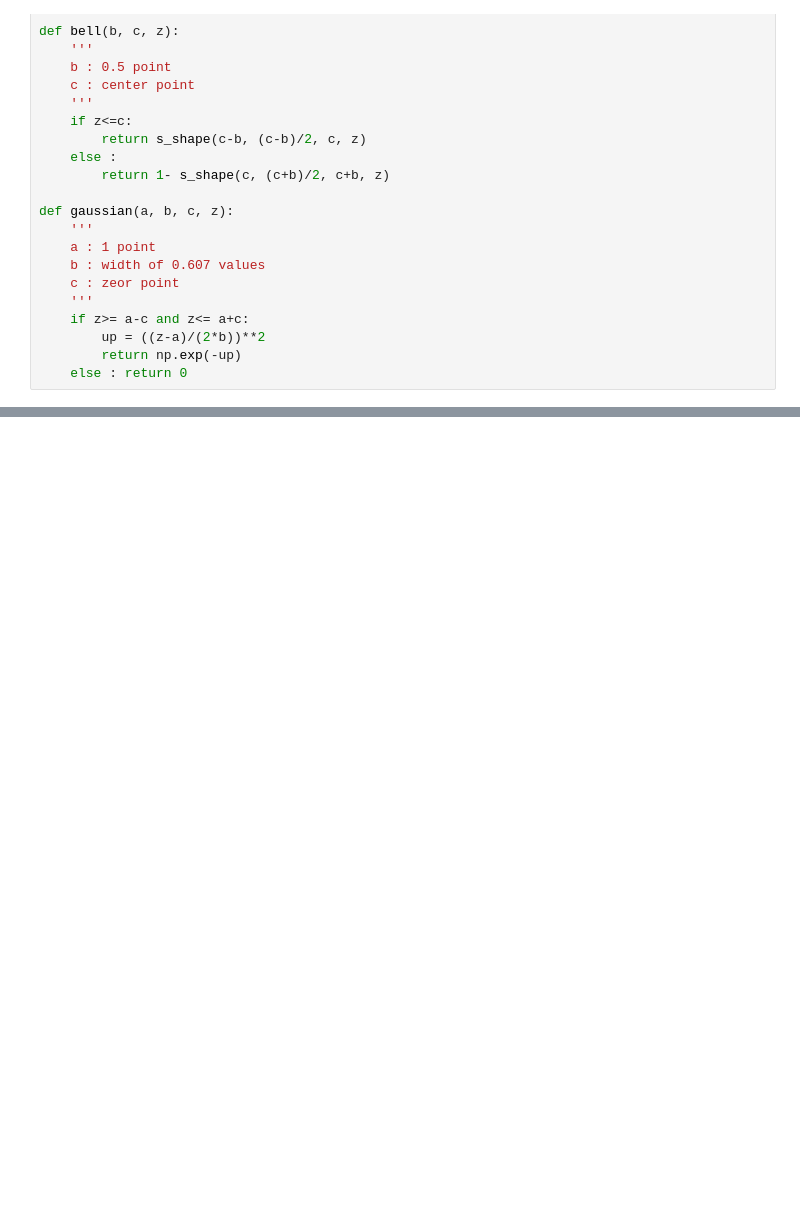
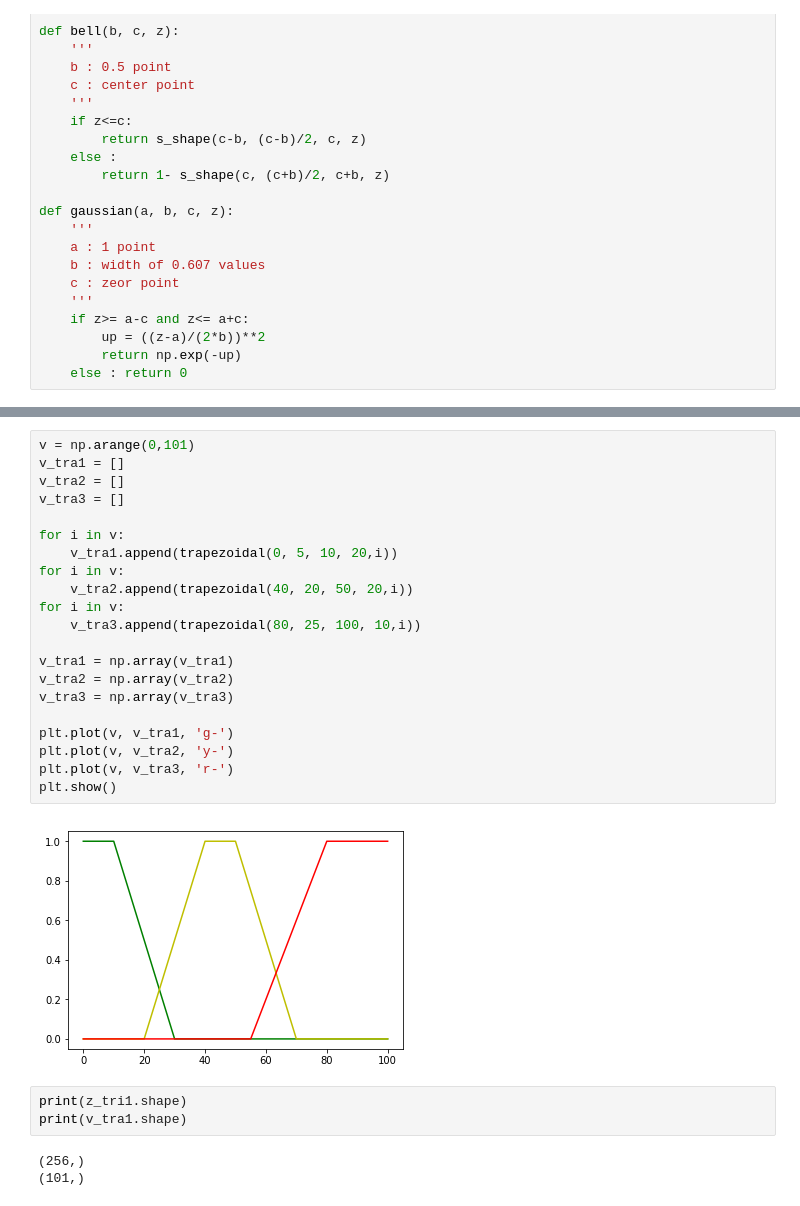
Before and after one commit to jjerry-k/learning_imageprocessing, a Jupyter notebook: Study/week03/Fuzzy.ipynb, the cells around one changed output, grey strips where cells are left out. Saved outputs shown, nothing was run; the diff lists cells and outputs as text; blank space fills up the shorter version.

```diff
--- a/Study/week03/Fuzzy.ipynb
+++ b/Study/week03/Fuzzy.ipynb
@@ -98,0 +103,29 @@ plt.show()
+# %%
+v = np.arange(0,101)
+v_tra1 = []
+v_tra2 = []
+v_tra3 = []
+
+for i in v:
+    v_tra1.append(trapezoidal(0, 5, 10, 20,i))
+for i in v:
+    v_tra2.append(trapezoidal(40, 20, 50, 20,i))
+for i in v:
+    v_tra3.append(trapezoidal(80, 25, 100, 10,i))
+
+v_tra1 = np.array(v_tra1)
+v_tra2 = np.array(v_tra2)
+v_tra3 = np.array(v_tra3)
+
+plt.plot(v, v_tra1, 'g-')
+plt.plot(v, v_tra2, 'y-')
+plt.plot(v, v_tra3, 'r-')
+plt.show()
+# %% [output]
+[figure, added]
+# %%
+print(z_tri1.shape)
+print(v_tra1.shape)
+# %% [output]
+(256,)
+(101,)
```
Also changed, not shown: parts of 7 cells of this notebook.
